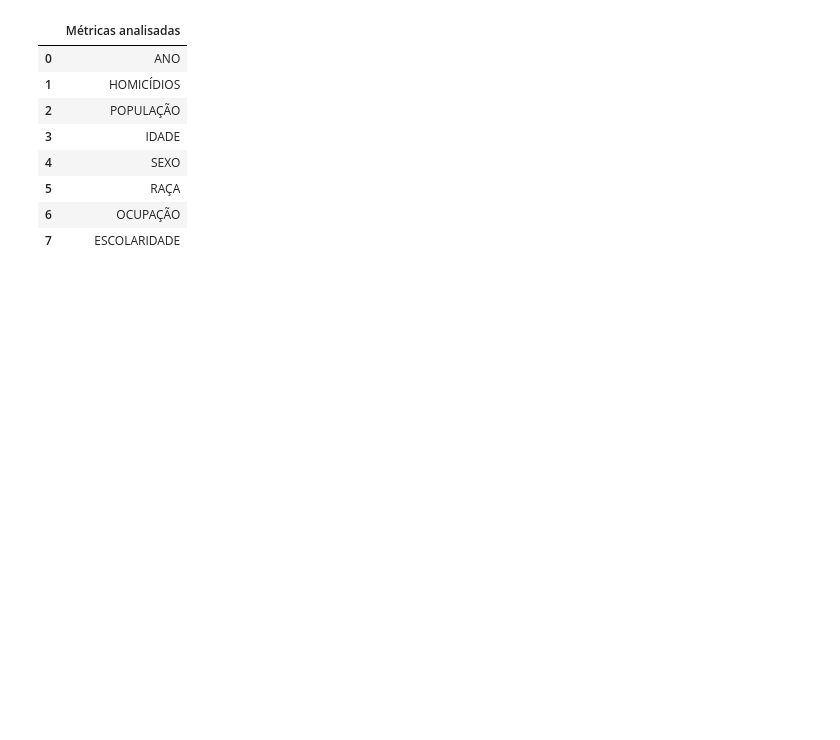
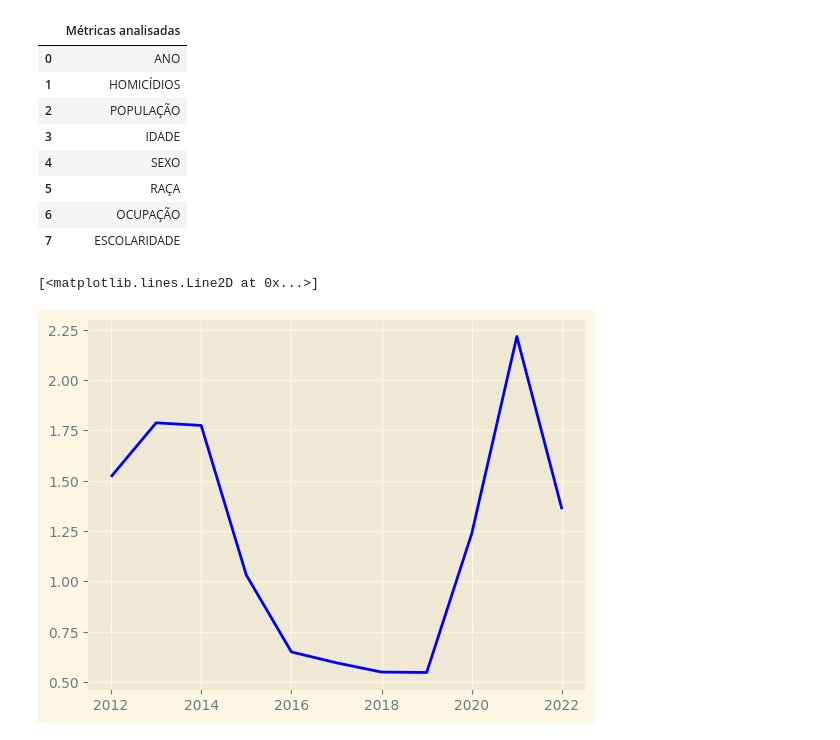
Before and after one commit to iagonmic/taxa-homicidio-pb, a Jupyter notebook: analise.ipynb, the cells around one changed output. Drawn from its saved outputs; the diff is of its cells as text; code cells hidden in the pictures; blank space fills up the shorter version.

```diff
--- a/analise.ipynb
+++ b/analise.ipynb
@@ -698,3 +672,10 @@ metricas
 | 5 | RAÇA |
 | 6 | OCUPAÇÃO |
 | 7 | ESCOLARIDADE |
+# %%
+
+plt.plot(hom_perfil['ANO'], hom_perfil['TAXA'], label='Homicídio', color='blue')
+#plt.plot(hom['ANO'], hom['HOMICIDIOS'], label='Homicídio', color='blue')
+# %% [output]
+[<matplotlib.lines.Line2D at 0x...>]
+[figure, added]
```
Also changed, not shown: parts of 18 cells of this notebook, 1 other file.
